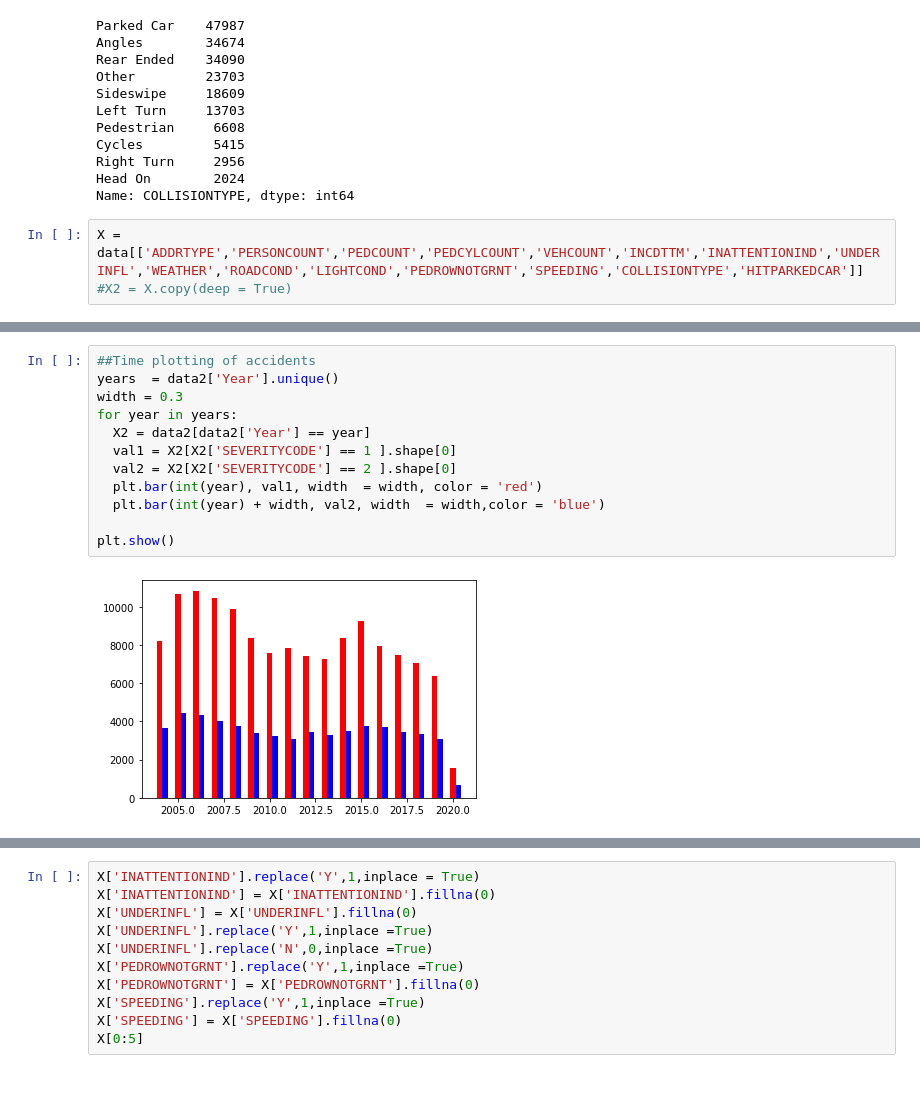
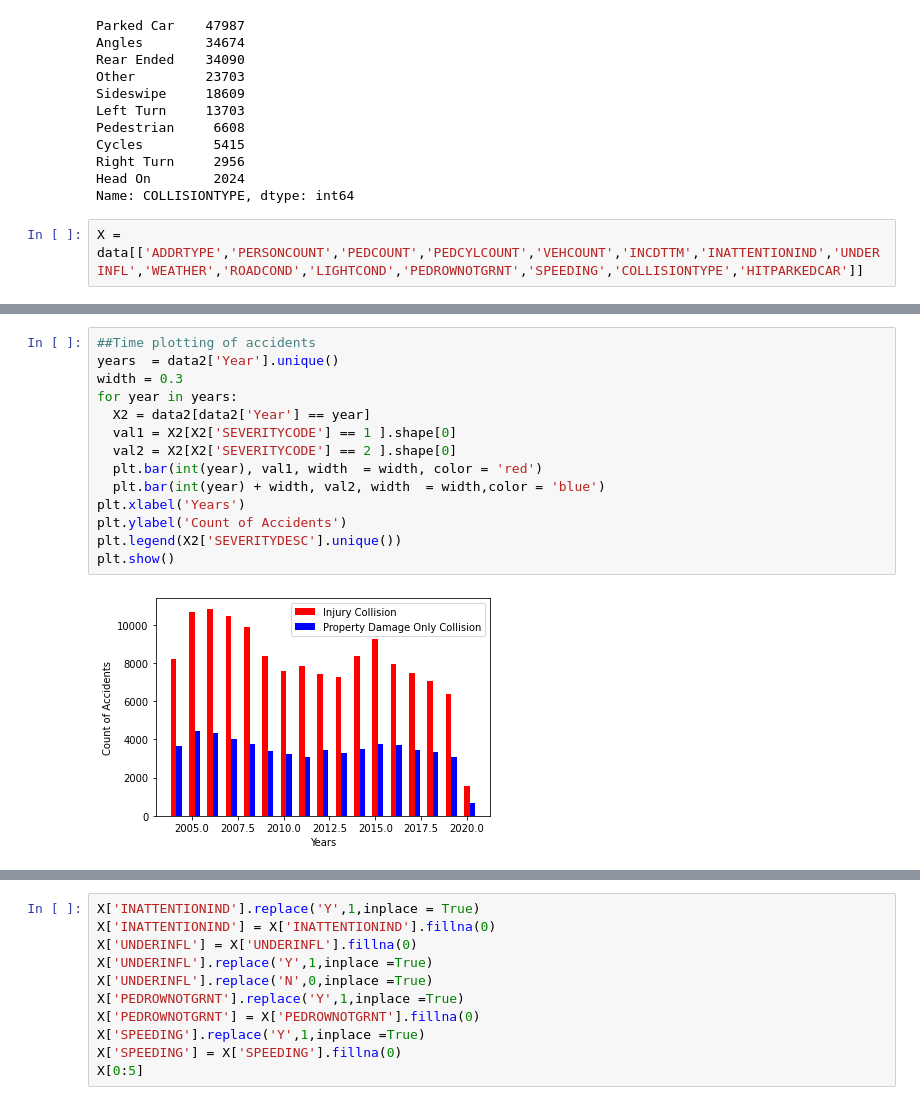
Before and after one commit to rochismandatta/IBM_Capstone_Proj, a Jupyter notebook: IBM_Capstone_Car_Accidents.ipynb, the cells around one changed output, grey strips where cells are left out. Drawn from its saved outputs; the diff is of its cells as text.

```diff
--- a/IBM_Capstone_Car_Accidents.ipynb
+++ b/IBM_Capstone_Car_Accidents.ipynb
@@ -330,7 +330,6 @@ Head On        2024
 Name: COLLISIONTYPE, dtype: int64
 # %%
 X = data[['ADDRTYPE','PERSONCOUNT','PEDCOUNT','PEDCYLCOUNT','VEHCOUNT','INCDTTM','INATTENTIONIND','UNDERINFL','WEATHER','ROADCOND','LIGHTCOND','PEDROWNOTGRNT','SPEEDING','COLLISIONTYPE','HITPARKEDCAR']]
-#X2 = X.copy(deep = True)
 # %%
 X['INCDTTM'] = pd.to_datetime(X['INCDTTM'], errors='coerce')
 X['Year']=X['INCDTTM'].dt.year
@@ -367,15 +366,17 @@ See the caveats in the documentation: https://pandas.pydata.org/pandas-docs/stab
 # %%
 ##Time plotting of accidents
 years  = data2['Year'].unique()
 width = 0.3
 for year in years:
   X2 = data2[data2['Year'] == year]
   val1 = X2[X2['SEVERITYCODE'] == 1 ].shape[0]
   val2 = X2[X2['SEVERITYCODE'] == 2 ].shape[0]
   plt.bar(int(year), val1, width  = width, color = 'red')
   plt.bar(int(year) + width, val2, width  = width,color = 'blue')
-
+plt.xlabel('Years')
+plt.ylabel('Count of Accidents')
+plt.legend(X2['SEVERITYDESC'].unique())
 plt.show()
 # %% [output]
-[figure, old version]
+[figure, new version]
 # %%
```
Also changed, not shown: parts of 6 cells of this notebook.
